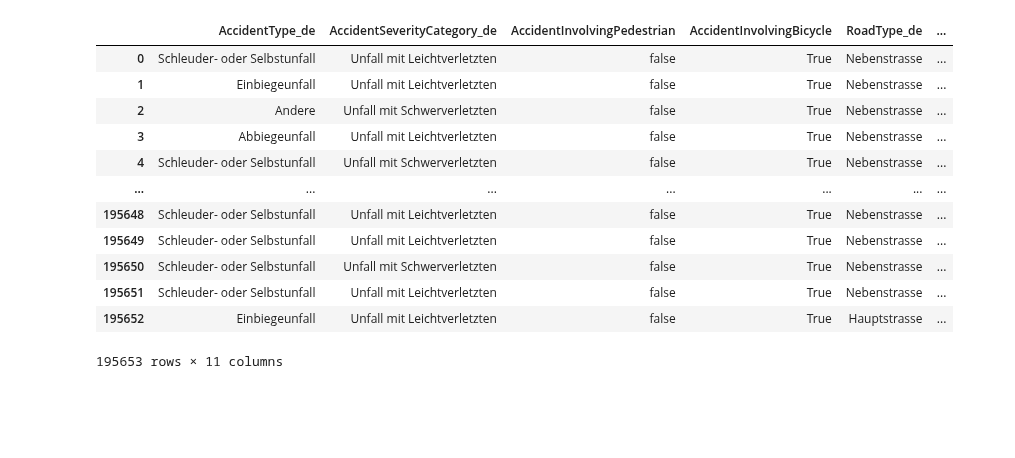
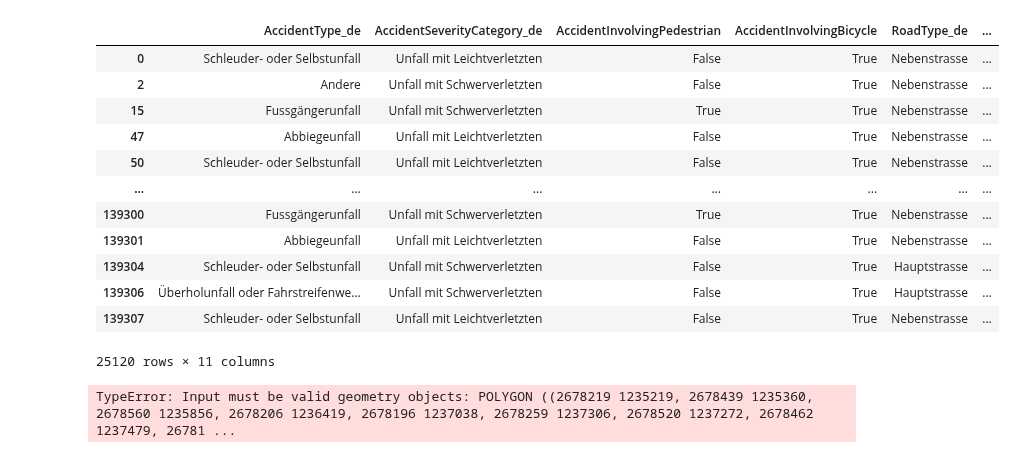
Before and after one commit to teefaxx/projekt-gis-karto, a Jupyter notebook: src/accidents/data_test.ipynb, the cells around one changed output. Saved outputs shown, nothing was run; the diff lists cells and outputs as text; code cells hidden in the pictures; blank space fills up the shorter version.

```diff
--- a/src/accidents/data_test.ipynb
+++ b/src/accidents/data_test.ipynb
@@ -44,2 +26,0 @@ gdf
-# %%
-gdf['AccidentInvolvingBicycle'] = gdf['AccidentInvolvingBicycle'].astype(bool)
@@ -45,0 +31,5 @@ gdf['AccidentInvolvingBicycle'] = gdf['AccidentInvolvingBicycle'].astype(bool)
+# %%
+gdf.AccidentYear = gdf.AccidentYear.astype(int)
+gdf.AccidentMonth = gdf.AccidentMonth.astype(int)
+gdf.AccidentLocation_CHLV95_E = gdf.AccidentLocation_CHLV95_E.astype(int)
+gdf.AccidentLocation_CHLV95_N = gdf.AccidentLocation_CHLV95_N.astype(int)
@@ -46,18 +52,22 @@ gdf['AccidentInvolvingBicycle'] = gdf['AccidentInvolvingBicycle'].astype(bool)
+# %%
+gdf = gdf[gdf['AccidentYear'] <= 2018]
+# %%
+gdf = gdf[(gdf['AccidentMonth'] <= 9) & (gdf['AccidentYear'] <= 2018)]
 # %%
 gdf = gdf[gdf['AccidentInvolvingBicycle']]
 # %%
-gdf
+gdf.head(-1)
 # %% [output]
 |  | AccidentType_de | AccidentSeverityCategory_de | AccidentInvolvingPedestrian | AccidentInvolvingBicycle | RoadType_de | ... |
-| 0 | Schleuder- oder Selbstunfall | Unfall mit Leichtverletzten | false | True | Nebenstrasse | ... |
-| 1 | Einbiegeunfall | Unfall mit Leichtverletzten | false | True | Nebenstrasse | ... |
-| 2 | Andere | Unfall mit Schwerverletzten | false | True | Nebenstrasse | ... |
-| 3 | Abbiegeunfall | Unfall mit Leichtverletzten | false | True | Nebenstrasse | ... |
-| 4 | Schleuder- oder Selbstunfall | Unfall mit Schwerverletzten | false | True | Nebenstrasse | ... |
+| 0 | Schleuder- oder Selbstunfall | Unfall mit Leichtverletzten | False | True | Nebenstrasse | ... |
+| 2 | Andere | Unfall mit Schwerverletzten | False | True | Nebenstrasse | ... |
+| 15 | Fussgängerunfall | Unfall mit Schwerverletzten | True | True | Nebenstrasse | ... |
+| 47 | Abbiegeunfall | Unfall mit Leichtverletzten | False | True | Nebenstrasse | ... |
+| 50 | Schleuder- oder Selbstunfall | Unfall mit Leichtverletzten | False | True | Nebenstrasse | ... |
 | ... | ... | ... | ... | ... | ... | ... |
-| 195648 | Schleuder- oder Selbstunfall | Unfall mit Leichtverletzten | false | True | Nebenstrasse | ... |
-| 195649 | Schleuder- oder Selbstunfall | Unfall mit Leichtverletzten | false | True | Nebenstrasse | ... |
-| 195650 | Schleuder- oder Selbstunfall | Unfall mit Schwerverletzten | false | True | Nebenstrasse | ... |
-| 195651 | Schleuder- oder Selbstunfall | Unfall mit Leichtverletzten | false | True | Nebenstrasse | ... |
-| 195652 | Einbiegeunfall | Unfall mit Leichtverletzten | false | True | Hauptstrasse | ... |
+| 139300 | Fussgängerunfall | Unfall mit Schwerverletzten | True | True | Nebenstrasse | ... |
+| 139301 | Abbiegeunfall | Unfall mit Leichtverletzten | False | True | Nebenstrasse | ... |
+| 139304 | Schleuder- oder Selbstunfall | Unfall mit Schwerverletzten | False | True | Hauptstrasse | ... |
+| 139306 | Überholunfall oder Fahrstreifenwe... | Unfall mit Schwerverletzten | False | True | Hauptstrasse | ... |
+| 139307 | Schleuder- oder Selbstunfall | Unfall mit Leichtverletzten | False | True | Nebenstrasse | ... |
-195653 rows × 11 columns
+25120 rows × 11 columns
@@ -65,0 +89,5 @@ gdf.to_file('/Users/Dario/Documents/GitHub/GIS_KARTO/export/acc.shp', driver='ES
+# %%
+small_poly = gpd.GeoDataFrame(polygons_gdf.head(20))
+small_point = gpd.GeoDataFrame(polygons_gdf.head(20), geometry='geometry')
+# %% [output]
+TypeError: Input must be valid geometry objects: POLYGON ((2678219 1235219, 2678439 1235360, 2678560 1235856, 2678206 1236419, 2678196 1237038, 2678259 1237306, 2678520 1237272, 2678462 1237479, 26781 ...
```
Also changed, not shown: parts of 19 cells of this notebook, 3 other files.
